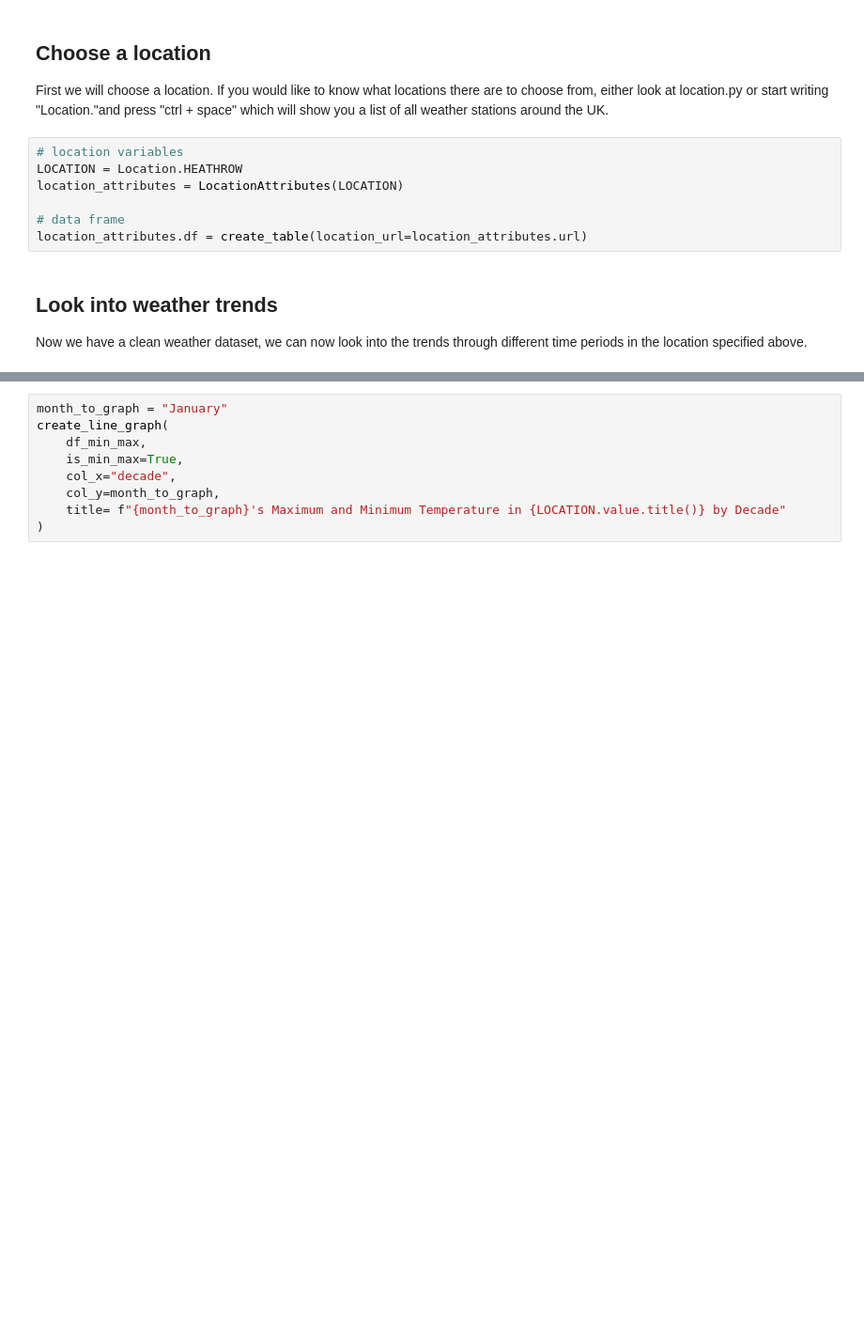
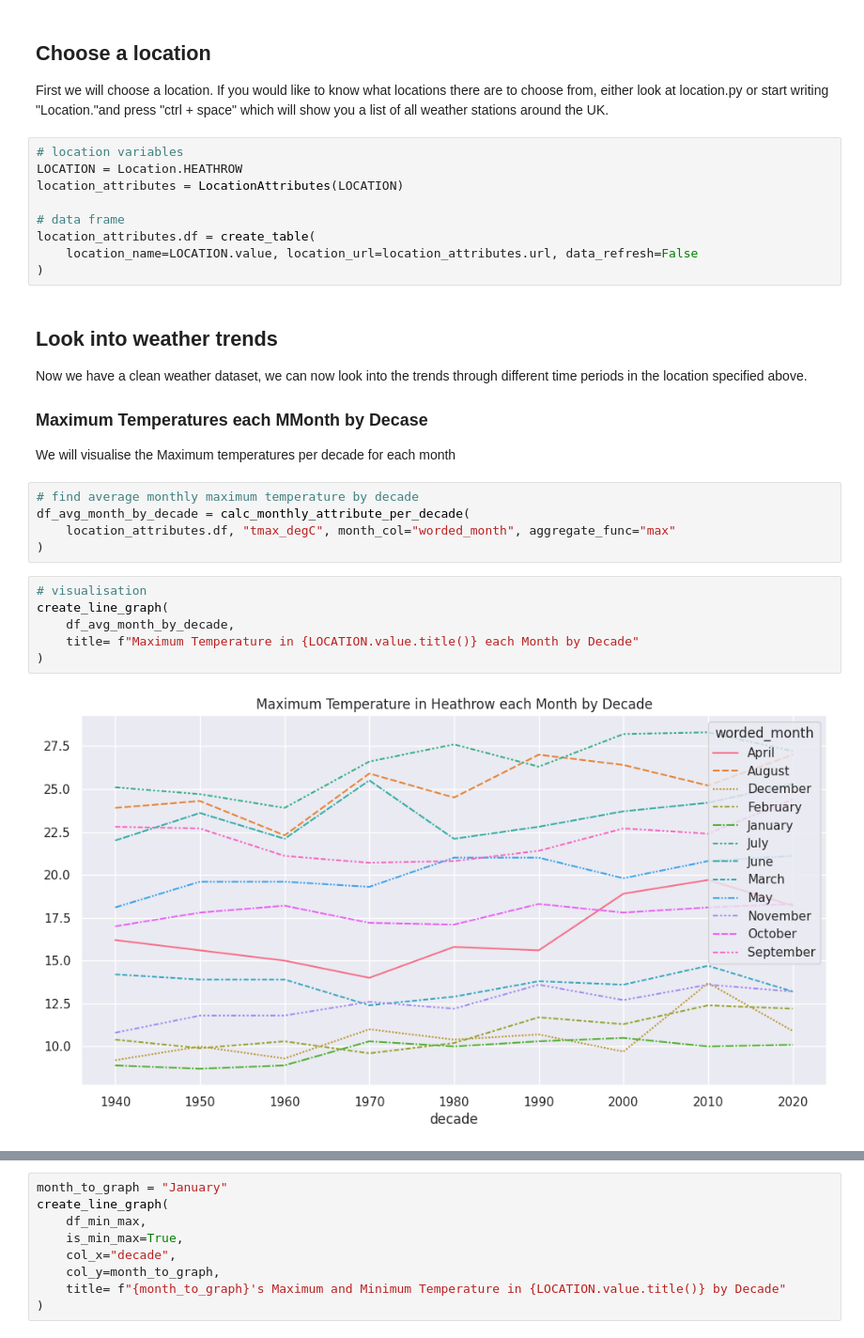
Before and after one commit to Heather-Tymms/uk_weather_analysis, a Jupyter notebook: source/nb3_weather_trends.ipynb, the cells around one changed output, grey strips where cells are left out. Shown at 94% size. Cells and saved outputs as stored; diff of their text form; blank space fills up the shorter version.

```diff
--- a/source/nb3_weather_trends.ipynb
+++ b/source/nb3_weather_trends.ipynb
@@ -17,7 +17,25 @@ LOCATION = Location.HEATHROW
 location_attributes = LocationAttributes(LOCATION)
 
 # data frame
-location_attributes.df = create_table(location_url=location_attributes.url)
+location_attributes.df = create_table(
+    location_name=LOCATION.value, location_url=location_attributes.url, data_refresh=False
+)
 # %% [markdown]
 ## Look into weather trends
 Now we have a clean weather dataset, we can now look into the trends through different time periods in the location specified above.
+
+### Maximum Temperatures each MMonth by Decase
+We will visualise the Maximum temperatures per decade for each month
+# %%
+# find average monthly maximum temperature by decade
+df_avg_month_by_decade = calc_monthly_attribute_per_decade(
+    location_attributes.df, "tmax_degC", month_col="worded_month", aggregate_func="max"
+)
+# %%
+# visualisation
+create_line_graph(
+    df_avg_month_by_decade,
+    title= f"Maximum Temperature in {LOCATION.value.title()} each Month by Decade"
+)
+# %% [output]
+[figure, added]
```
Also changed, not shown: parts of 8 cells of this notebook, 4 other files.
